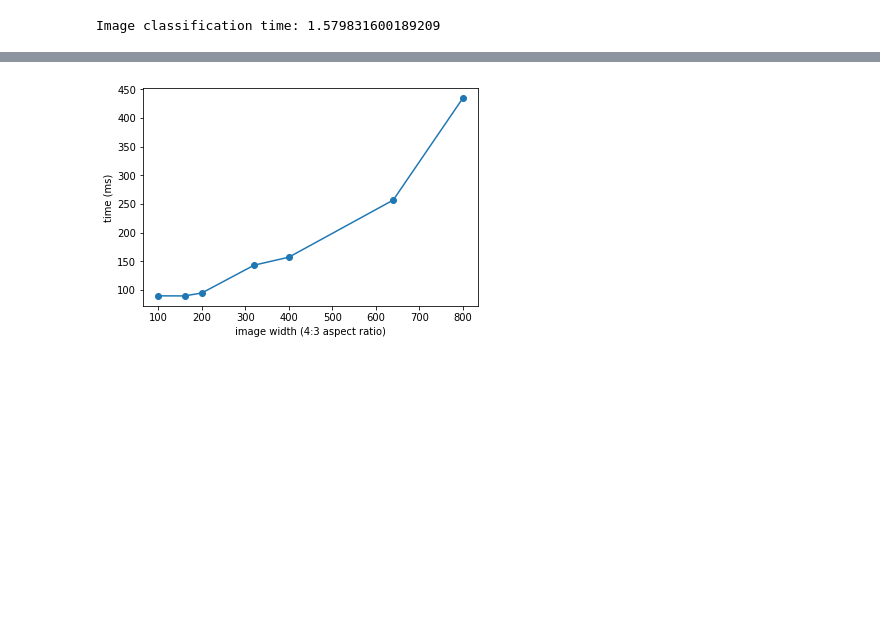
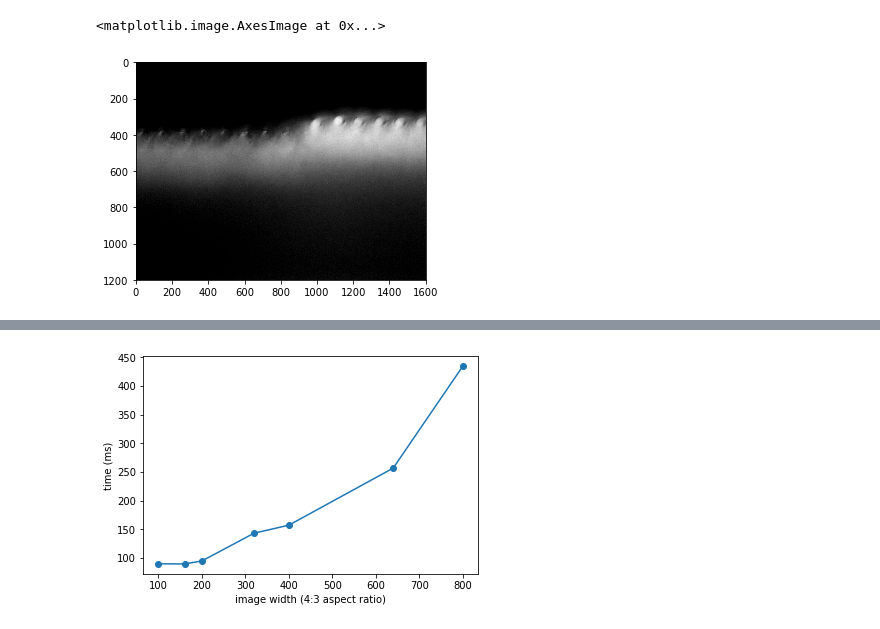
Before and after one commit to jamenne/WindingControl, a Jupyter notebook: plotmaker.ipynb, the cells around one changed output, grey strips where cells are left out. Cells and saved outputs as stored; diff of their text form; code cells hidden in the pictures; blank space fills up the shorter version.

Commit message:
plot resizing and classifiying times

```diff
--- a/plotmaker.ipynb
+++ b/plotmaker.ipynb
@@ -30,31 +20,0 @@ Using gpu device 0: Tesla K40m (CNMeM is disabled, cuDNN 5110)
-# %%
-from keras.models import load_model
-z = 75
-y = 100
-
-model = load_model('16filter.h5'.format(y,z))
-total1 = 0
-total2 = 0
-total3 = 0
-img = np.array(Image.open('/fhgfs/groups/e5/lhcb/detector/scifi/SciFi-CAIR2/Images_Jul_2017/IMG1252.bmp'))
-img = scipy.misc.imresize(img, (z, y))
-img = np.reshape(img,[1,z,y,1])
-for x in range (0,9999):
-    #t0 = time.time()
-    #img = scipy.misc.imresize(img, (z, y)) #resizing image to parse through NN
-    #t1 = time.time()
-    #img = np.reshape(img,[1,z,y,1])
-    t2 = time.time()
-    Class = model.predict_classes(img, verbose=0)
-    t3 = time.time()
-    #img = np.array(Image.open('/fhgfs/groups/e5/lhcb/detector/scifi/SciFi-CAIR2/Images_Jul_2017/IMG1252.bmp'))
-    #total1 = total1 + (t1-t0)
-    #total2 = total2 + (t2-t1)
-    total3 = total3 + (t3-t2)
-
-#print("Image resize time:", total1/10)
-#print("Image format time:", total2/10)
-print("Image classification time:", total3/10)
-#print("Total time:", (total1+total2+total3)/10)
-# %% [output]
-Image classification time: 1.579831600189209
@@ -74,0 +25,6 @@ f4.close()
+# %%
+img = np.array(Image.open('../../../WindingImages/IMG_2017-09-03_13-27-44.jpg'))
+plt.imshow(img, cmap='gray')
+# %% [output]
+<matplotlib.image.AxesImage at 0x...>
+[figure, added]
```
Also changed, not shown: parts of 8 cells of this notebook.
